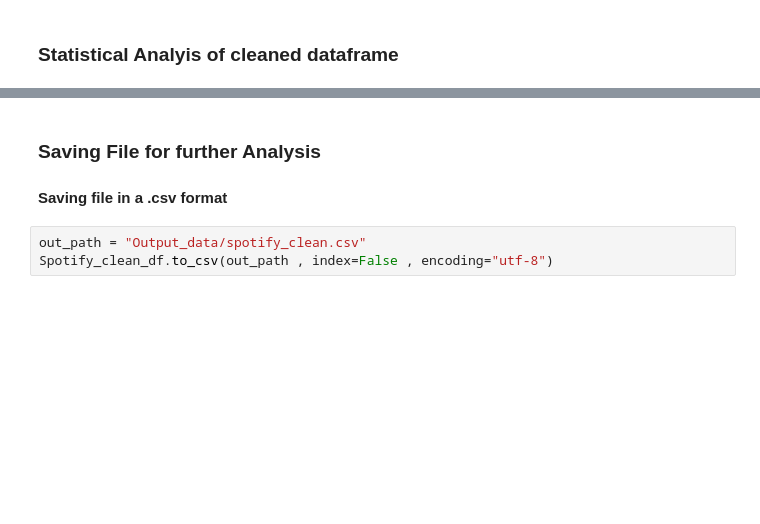
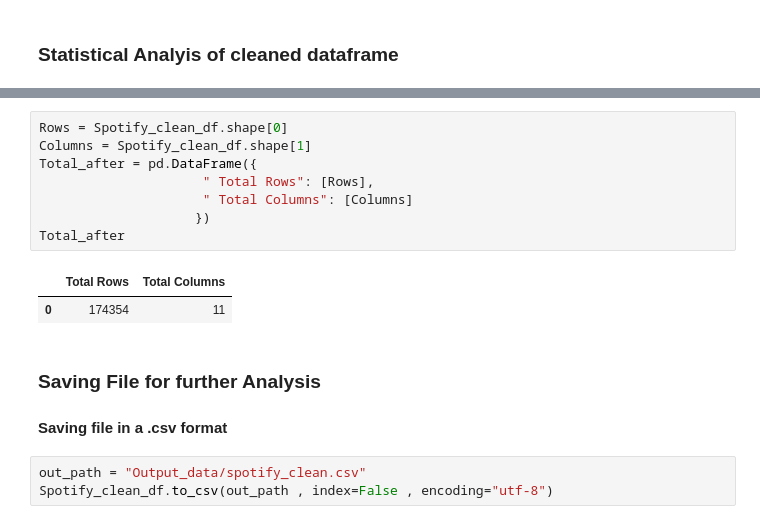
Before and after one commit to divya-gh/Spotify_Music_Analysis, a Jupyter notebook: Spotify_Cleanup.ipynb, the cells around one changed output, grey strips where cells are left out. Drawn from its saved outputs; the diff is of its cells as text; blank space fills up the shorter version.

```diff
--- a/Spotify_Cleanup.ipynb
+++ b/Spotify_Cleanup.ipynb
@@ -152,3 +230,14 @@ Spotify_clean_df.describe()
+# %%
+Rows = Spotify_clean_df.shape[0]
+Columns = Spotify_clean_df.shape[1]
+Total_after = pd.DataFrame({
+                     " Total Rows": [Rows],
+                     " Total Columns": [Columns]
+                    })
+Total_after
+# %% [output]
+|  | Total Rows | Total Columns |
+| 0 | 174354 | 11 |
 # %% [markdown]
 ### Saving File for further Analysis
 #### Saving file in a .csv format
```
Also changed, not shown: parts of 21 cells of this notebook, 1 other file.
